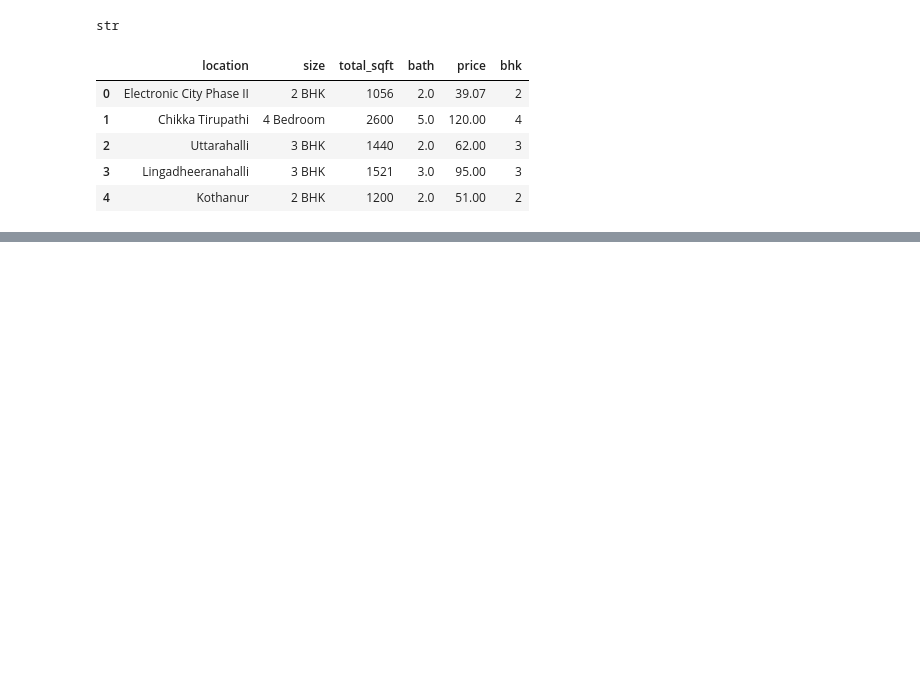
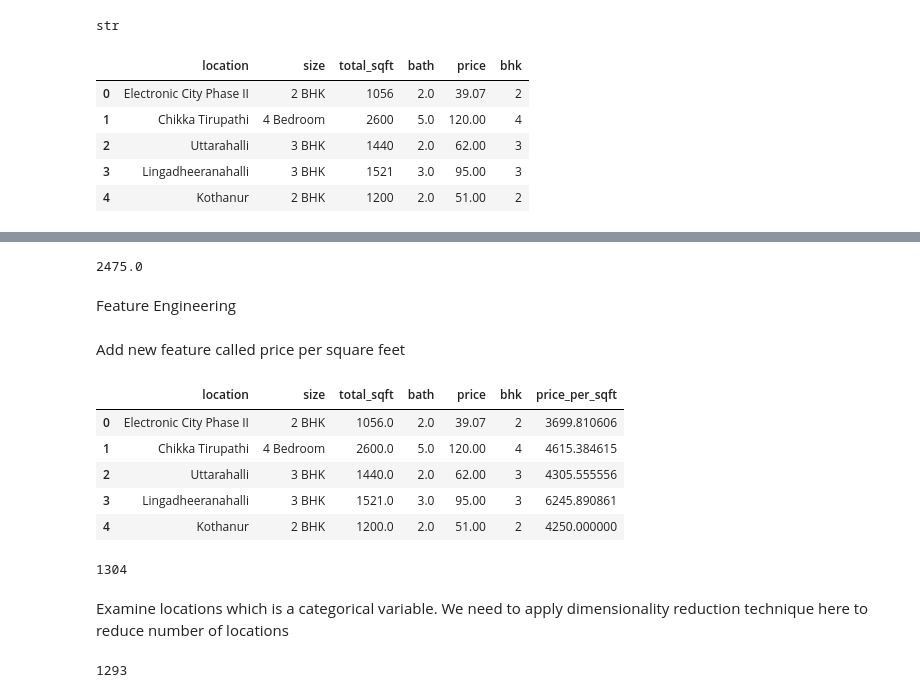
Before and after one commit to subsain/python_files, a Jupyter notebook: d8_d12/ml.ipynb, the cells around one changed output, grey strips where cells are left out. Drawn from its saved outputs; the diff is of its cells as text; code cells hidden in the pictures; blank space fills up the shorter version.

```diff
--- a/d8_d12/ml.ipynb
+++ b/d8_d12/ml.ipynb
@@ -143,0 +141,9 @@ str
+# %%
+def convert_sqft_to_num(x):
+    tokens = x.split('-')
+    if len(tokens) == 2:
+        return (float(tokens[0])+float(tokens[1]))/2
+    try:
+        return float(x)
+    except:
+        return None
@@ -143,0 +154,4 @@ str
+# %%
+df2=df1.copy()
+# %%
+df2['total_sqft']=df2['total_sqft'].apply(convert_sqft_to_num)
@@ -143,0 +179,27 @@ str
+# %%
+(2100+2850)/2
+# %% [output]
+2475.0
+# %% [markdown]
+
+Feature Engineering
+# %% [markdown]
+Add new feature called price per square feet
+# %%
+df3=df2.copy()
+# %%
+df3['price_per_sqft']=df3['price']*100000/df3['total_sqft']
+df3.head()
+# %% [output]
+|  | location | size | total_sqft | bath | price | bhk | price_per_sqft |
+| 0 | Electronic City Phase II | 2 BHK | 1056.0 | 2.0 | 39.07 | 2 | 3699.810606 |
+| 1 | Chikka Tirupathi | 4 Bedroom | 2600.0 | 5.0 | 120.00 | 4 | 4615.384615 |
+| 2 | Uttarahalli | 3 BHK | 1440.0 | 2.0 | 62.00 | 3 | 4305.555556 |
+| 3 | Lingadheeranahalli | 3 BHK | 1521.0 | 3.0 | 95.00 | 3 | 6245.890861 |
+| 4 | Kothanur | 2 BHK | 1200.0 | 2.0 | 51.00 | 2 | 4250.000000 |
+# %%
+len(df3.location.unique())
+# %% [output]
+1304
+# %% [markdown]
+Examine locations which is a categorical variable. We need to apply dimensionality reduction technique here to reduce number of locations
@@ -143,0 +209,4 @@ str
+# %%
+len(df3.location.unique())
+# %% [output]
+1293
```
Also changed, not shown: parts of 28 cells of this notebook, 1 other file.
